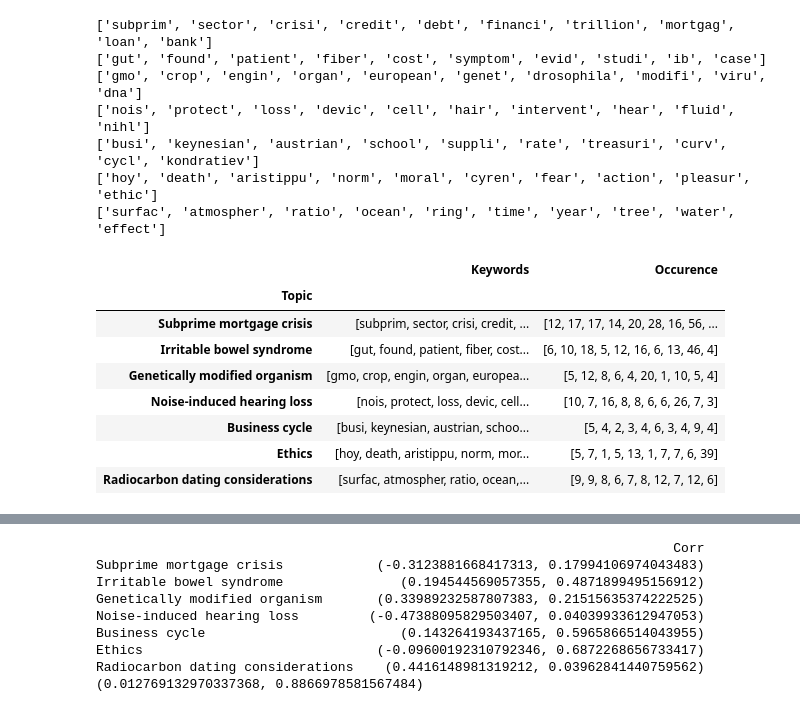
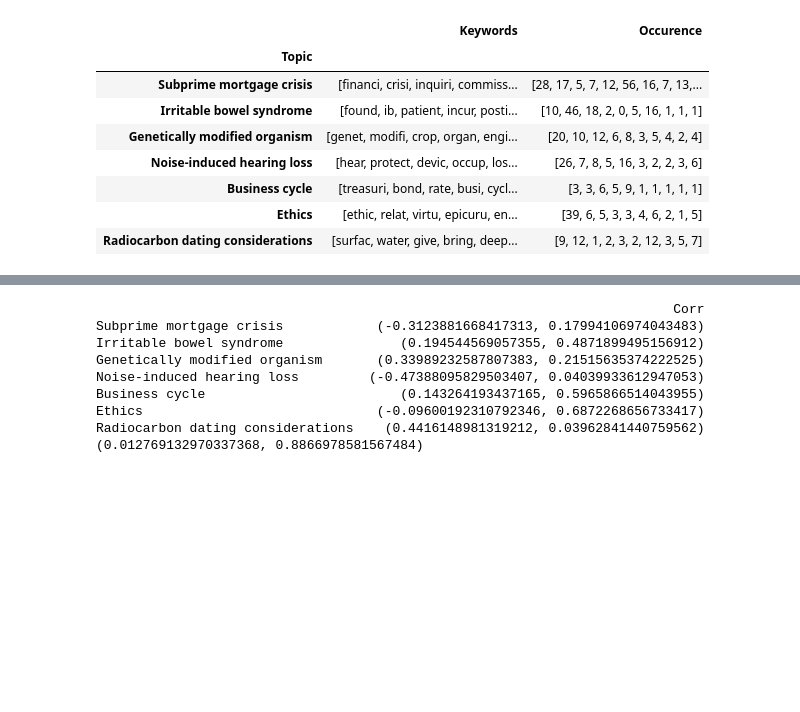
Before and after one commit to ArthurCamara/RULK_SAL, a Jupyter notebook: notebooks/KW Model by Dima.ipynb, the cells around one changed output, grey strips where cells are left out. Cells and saved outputs as stored; diff of their text form; code cells hidden in the pictures; blank space fills up the shorter version.

```diff
--- a/notebooks/KW Model by Dima.ipynb
+++ b/notebooks/KW Model by Dima.ipynb
@@ -26,6 +28,8 @@ def wordcount(text):
     return Counter(words)
 # %%
 import pandas as pd
+
+
 wiki_need =  pd.DataFrame(columns = ["Topic","Keywords","Occurence"])
 wiki_need = wiki_need.set_index("Topic")
 
@@ -37,56 +41,58 @@ need_dict = {
 'Genetically modified organism': {'genetically' , 'modified', 'crops', 'organisms', 'DNA', 'european', 'drosophila', 'gmos','virus','engineering'},
 'Noise-induced hearing loss':{'hearing', 'loss', 'noise', 'devices', 'NIHL', 'cell', 'fluid', 'hair', 'protection', 'interventions'},
 'Business cycle' : {'kondratiev', 'cycles', 'business', 'keynesian', 'treasury', 'school', 'austrian', 'curve', 'supply','rate'},
 'Ethics' : {'ethics', 'moral', 'death', 'hoy', 'pleasure', 'cyrene', 'aristippus', 'fear', 'normative','action'}             ,
 'Radiocarbon dating considerations': {'years', 'surface', 'water', 'time', 'ratio', 'ocean', 'tree', 'atmosphere', 'effect','ring'},
 }
 
+need_dict = {'Subprime mortgage crisis': ['financi', 'crisi', 'inquiri', 'commiss', 'subprim', 'mortgag', 'loan', 'low', 'interest', 'rate'],
+             'Irritable bowel syndrome': ['found', 'ib', 'patient', 'incur', 'postinfecti', 'reduc', 'symptom', 'carolina', 'techniqu', 'novarti'],
+             'Genetically modified organism': ['genet', 'modifi', 'crop', 'organ', 'engin', 'food', 'gmo', 'european', 'wild', 'rabbit'],
+             'Noise-induced hearing loss': ['hear', 'protect', 'devic', 'occup', 'loss', 'perman', 'due', 'complet', 'review', 'caus'],
+             'Business cycle': ['treasuri', 'bond', 'rate', 'busi', 'cycl', 'notabl', 'shorter', 'date', 'partisan', 'suggest'],
+             'Ethics': ['ethic', 'relat', 'virtu', 'epicuru', 'english', 'word', 'human', 'capac', 'attent', 'norm'],
+             'Radiocarbon dating considerations': ['surfac', 'water', 'give', 'bring', 'deep', 'thousand', 'year', 'upwel', 'mix', 'tree']
+}
+
+
 stemmer = PorterStemmer()
 
-#Stem need_dict
-for key in need_dict:
-    vect = []
-    for word in need_dict[key]:
-        vect.append(stemmer.stem(word))
-    need_dict[key] = vect
-    print(vect)
-
+# #Stem need_dict
+# for key in need_dict:
+#     vect = []
+#     for word in need_dict[key]:
+#         vect.append(stemmer.stem(word))
+#     need_dict[key] = vect
+#     print(vect)
 
 #New function with keyword need from YAKE and dictionnary
-for l in open("data/wikipedia_texts.tsv", encoding = 'utf-8'):
+for l in open("../data/wikipedia_texts.tsv", encoding = 'utf-8'):
     topic_title, text = l.strip().split("\t", maxsplit=1)
     topic_title = topic_title.replace("%20"," ")
     keywords = need_dict[topic_title]
     need_n = [0] * 10
     counter_word = wordcount(text)
     counter = 0
     for i in keywords:
 #         print(i)
         value = counter_word[i]
 #         print(value)
 #         value = counter_word[i]
         need_n[counter] = value * 1
 #     need_weight[topic_title]
         counter = counter + 1
     wiki_need.loc[topic_title] = [keywords,need_n]
 display(wiki_need)
 # %% [output]
-['subprim', 'sector', 'crisi', 'credit', 'debt', 'financi', 'trillion', 'mortgag', 'loan', 'bank']
-['gut', 'found', 'patient', 'fiber', 'cost', 'symptom', 'evid', 'studi', 'ib', 'case']
-['gmo', 'crop', 'engin', 'organ', 'european', 'genet', 'drosophila', 'modifi', 'viru', 'dna']
-['nois', 'protect', 'loss', 'devic', 'cell', 'hair', 'intervent', 'hear', 'fluid', 'nihl']
-['busi', 'keynesian', 'austrian', 'school', 'suppli', 'rate', 'treasuri', 'curv', 'cycl', 'kondratiev']
-['hoy', 'death', 'aristippu', 'norm', 'moral', 'cyren', 'fear', 'action', 'pleasur', 'ethic']
-['surfac', 'atmospher', 'ratio', 'ocean', 'ring', 'time', 'year', 'tree', 'water', 'effect']
 |  | Keywords | Occurence |
 | Topic |  |  |
-| Subprime mortgage crisis | [subprim, sector, crisi, credit, ... | [12, 17, 17, 14, 20, 28, 16, 56, ... |
-| Irritable bowel syndrome | [gut, found, patient, fiber, cost... | [6, 10, 18, 5, 12, 16, 6, 13, 46, 4] |
-| Genetically modified organism | [gmo, crop, engin, organ, europea... | [5, 12, 8, 6, 4, 20, 1, 10, 5, 4] |
-| Noise-induced hearing loss | [nois, protect, loss, devic, cell... | [10, 7, 16, 8, 8, 6, 6, 26, 7, 3] |
-| Business cycle | [busi, keynesian, austrian, schoo... | [5, 4, 2, 3, 4, 6, 3, 4, 9, 4] |
-| Ethics | [hoy, death, aristippu, norm, mor... | [5, 7, 1, 5, 13, 1, 7, 7, 6, 39] |
-| Radiocarbon dating considerations | [surfac, atmospher, ratio, ocean,... | [9, 9, 8, 6, 7, 8, 12, 7, 12, 6] |
+| Subprime mortgage crisis | [financi, crisi, inquiri, commiss... | [28, 17, 5, 7, 12, 56, 16, 7, 13,... |
+| Irritable bowel syndrome | [found, ib, patient, incur, posti... | [10, 46, 18, 2, 0, 5, 16, 1, 1, 1] |
+| Genetically modified organism | [genet, modifi, crop, organ, engi... | [20, 10, 12, 6, 8, 3, 5, 4, 2, 4] |
+| Noise-induced hearing loss | [hear, protect, devic, occup, los... | [26, 7, 8, 5, 16, 3, 2, 2, 3, 6] |
+| Business cycle | [treasuri, bond, rate, busi, cycl... | [3, 3, 6, 5, 9, 1, 1, 1, 1, 1] |
+| Ethics | [ethic, relat, virtu, epicuru, en... | [39, 6, 5, 3, 3, 4, 6, 2, 1, 5] |
+| Radiocarbon dating considerations | [surfac, water, give, bring, deep... | [9, 12, 1, 2, 3, 2, 12, 3, 5, 7] |
 # %%
 #Get a vector for every document
 import json
```
Also changed, not shown: parts of 13 cells of this notebook, 13 other files.
